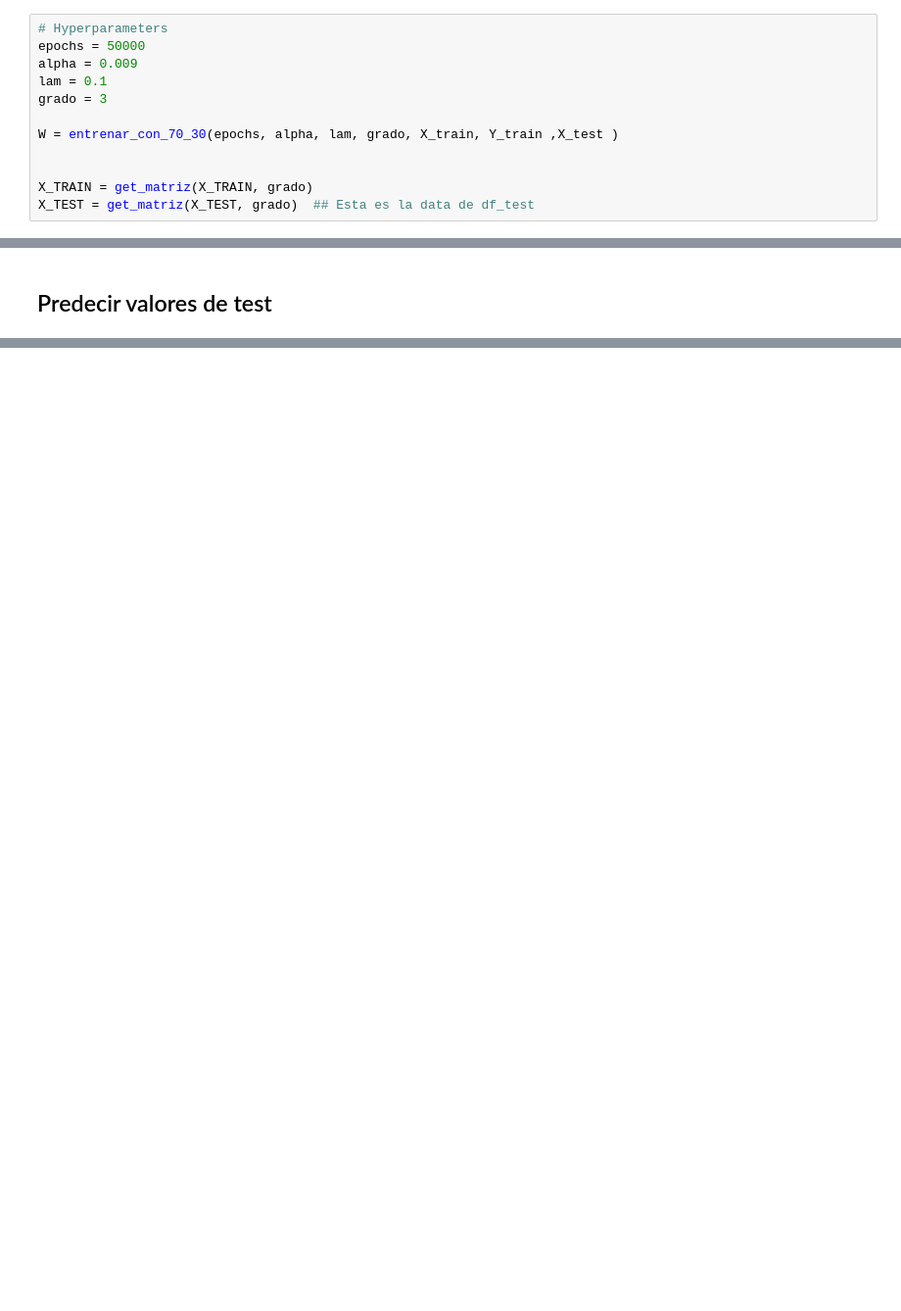
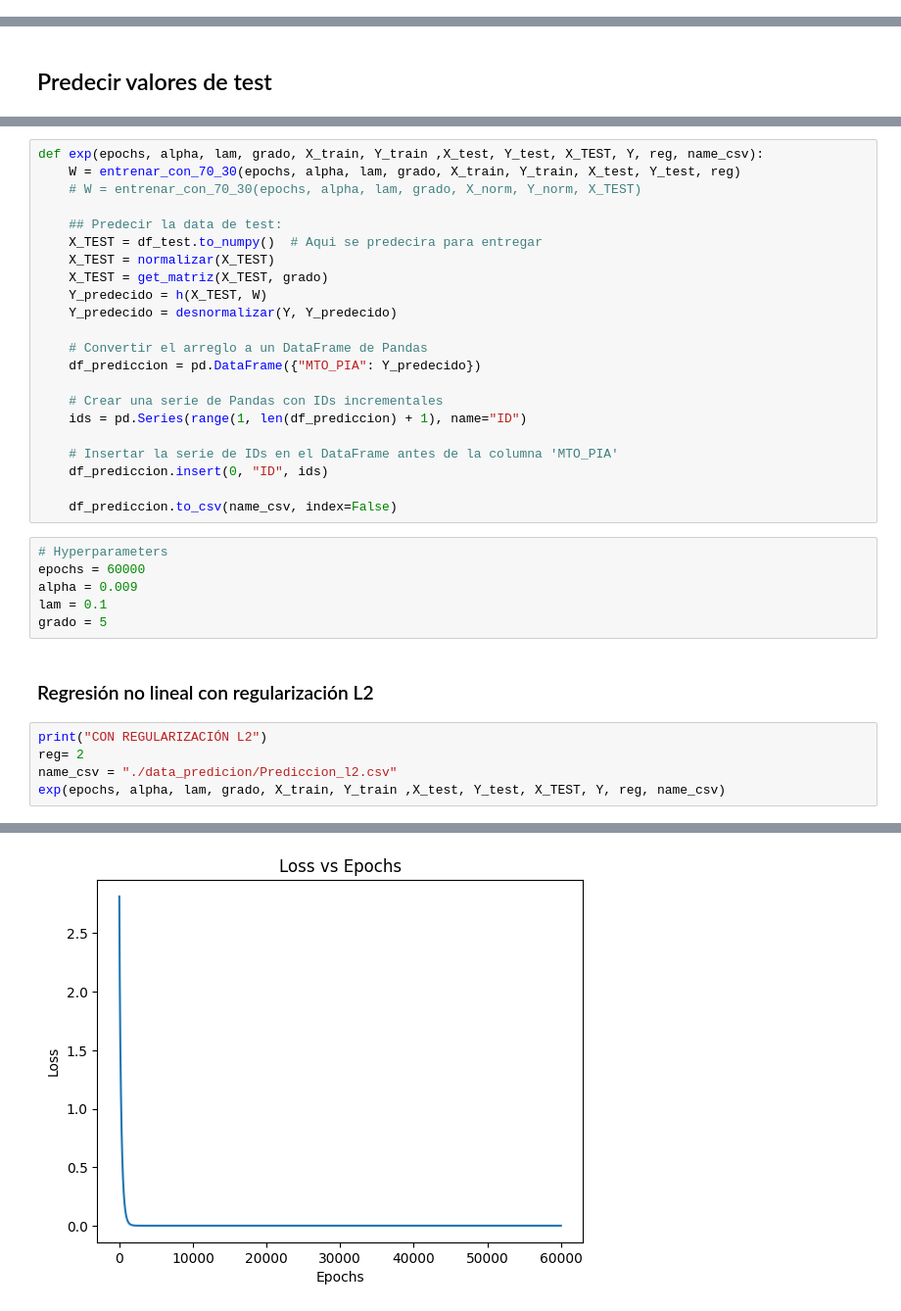
Before and after one commit to DavidHerencia/Proyecto_1_ML, a Jupyter notebook: regresion_no_lineal.ipynb, the cells around one changed output, grey strips where cells are left out. Shown at 98% size. Cells and saved outputs as stored; diff of their text form; blank space fills up the shorter version.

```diff
--- a/regresion_no_lineal.ipynb
+++ b/regresion_no_lineal.ipynb
@@ -189,13 +188 @@ def entrenar_con_100(epochs, alpha, lam, grado, X_train, Y_train, X_test):
     return W
-# %%
-# Hyperparameters
-epochs = 50000
-alpha = 0.009
-lam = 0.1
-grado = 3
-
-W = entrenar_con_70_30(epochs, alpha, lam, grado, X_train, Y_train ,X_test )
-
-
-X_TRAIN = get_matriz(X_TRAIN, grado)
-X_TEST = get_matriz(X_TEST, grado)  ## Esta es la data de df_test
@@ -226,0 +211,36 @@ df_prediccion.to_csv("./data_predicion/Prediccion.csv", index=False)
+# %%
+def exp(epochs, alpha, lam, grado, X_train, Y_train ,X_test, Y_test, X_TEST, Y, reg, name_csv):
+    W = entrenar_con_70_30(epochs, alpha, lam, grado, X_train, Y_train, X_test, Y_test, reg)
+    # W = entrenar_con_70_30(epochs, alpha, lam, grado, X_norm, Y_norm, X_TEST)
+
+    ## Predecir la data de test:
+    X_TEST = df_test.to_numpy()  # Aqui se predecira para entregar
+    X_TEST = normalizar(X_TEST)
+    X_TEST = get_matriz(X_TEST, grado)
+    Y_predecido = h(X_TEST, W)
+    Y_predecido = desnormalizar(Y, Y_predecido)
+
+    # Convertir el arreglo a un DataFrame de Pandas
+    df_prediccion = pd.DataFrame({"MTO_PIA": Y_predecido})
+
+    # Crear una serie de Pandas con IDs incrementales
+    ids = pd.Series(range(1, len(df_prediccion) + 1), name="ID")
+
+    # Insertar la serie de IDs en el DataFrame antes de la columna 'MTO_PIA'
+    df_prediccion.insert(0, "ID", ids)
+
+    df_prediccion.to_csv(name_csv, index=False)
+# %%
+# Hyperparameters
+epochs = 60000
+alpha = 0.009
+lam = 0.1
+grado = 5
+# %% [markdown]
+### Regresión no lineal con regularización L2
+# %%
+print("CON REGULARIZACIÓN L2")
+reg= 2
+name_csv = "./data_predicion/Prediccion_l2.csv"
+exp(epochs, alpha, lam, grado, X_train, Y_train ,X_test, Y_test, X_TEST, Y, reg, name_csv)
+# %% [output]
@@ -226,0 +254 @@ df_prediccion.to_csv("./data_predicion/Prediccion.csv", index=False)
+[figure, added]
```
Also changed, not shown: parts of 13 cells of this notebook, 4 other files.
